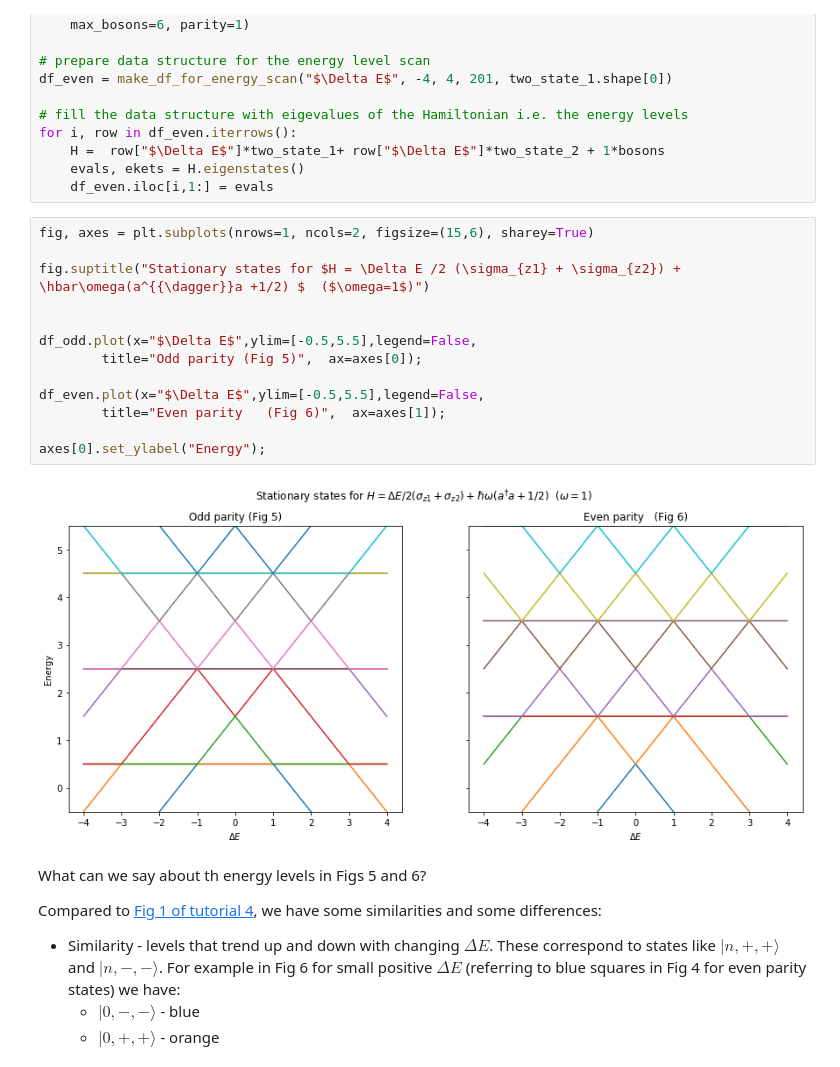
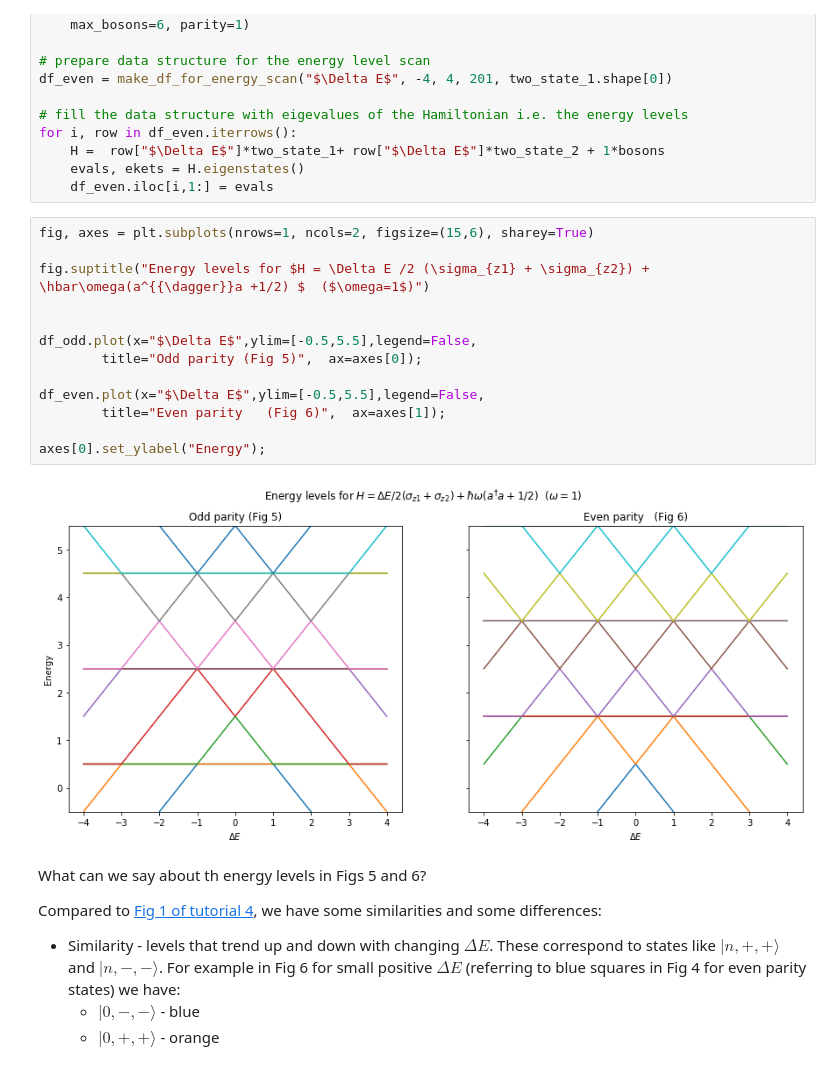
Before and after one commit to project-ida/two-state-quantum-systems, a Jupyter notebook: 05-excitation-transfer.ipynb, the cells around one changed output. Drawn from its saved outputs; the diff is of its cells as text.

```diff
--- a/05-excitation-transfer.ipynb
+++ b/05-excitation-transfer.ipynb
@@ -333,18 +333,18 @@ for i, row in df_even.iterrows():
 # %%
 fig, axes = plt.subplots(nrows=1, ncols=2, figsize=(15,6), sharey=True)
 
-fig.suptitle("Stationary states for $H = \Delta E /2 (\sigma_{z1} + \sigma_{z2}) + \hbar\omega(a^{{\dagger}}a +1/2) $  ($\omega=1$)")
+fig.suptitle("Energy levels for $H = \Delta E /2 (\sigma_{z1} + \sigma_{z2}) + \hbar\omega(a^{{\dagger}}a +1/2) $  ($\omega=1$)")
 
 
 df_odd.plot(x="$\Delta E$",ylim=[-0.5,5.5],legend=False,
         title="Odd parity (Fig 5)",  ax=axes[0]);
 
 df_even.plot(x="$\Delta E$",ylim=[-0.5,5.5],legend=False,
         title="Even parity   (Fig 6)",  ax=axes[1]);
 
 axes[0].set_ylabel("Energy");
 # %% [output]
-[figure, old version]
+[figure, new version]
 # %% [markdown]
 What can we say about th energy levels in Figs 5 and 6?
 
```
Also changed, not shown: parts of 17 cells of this notebook, 1 other file.
